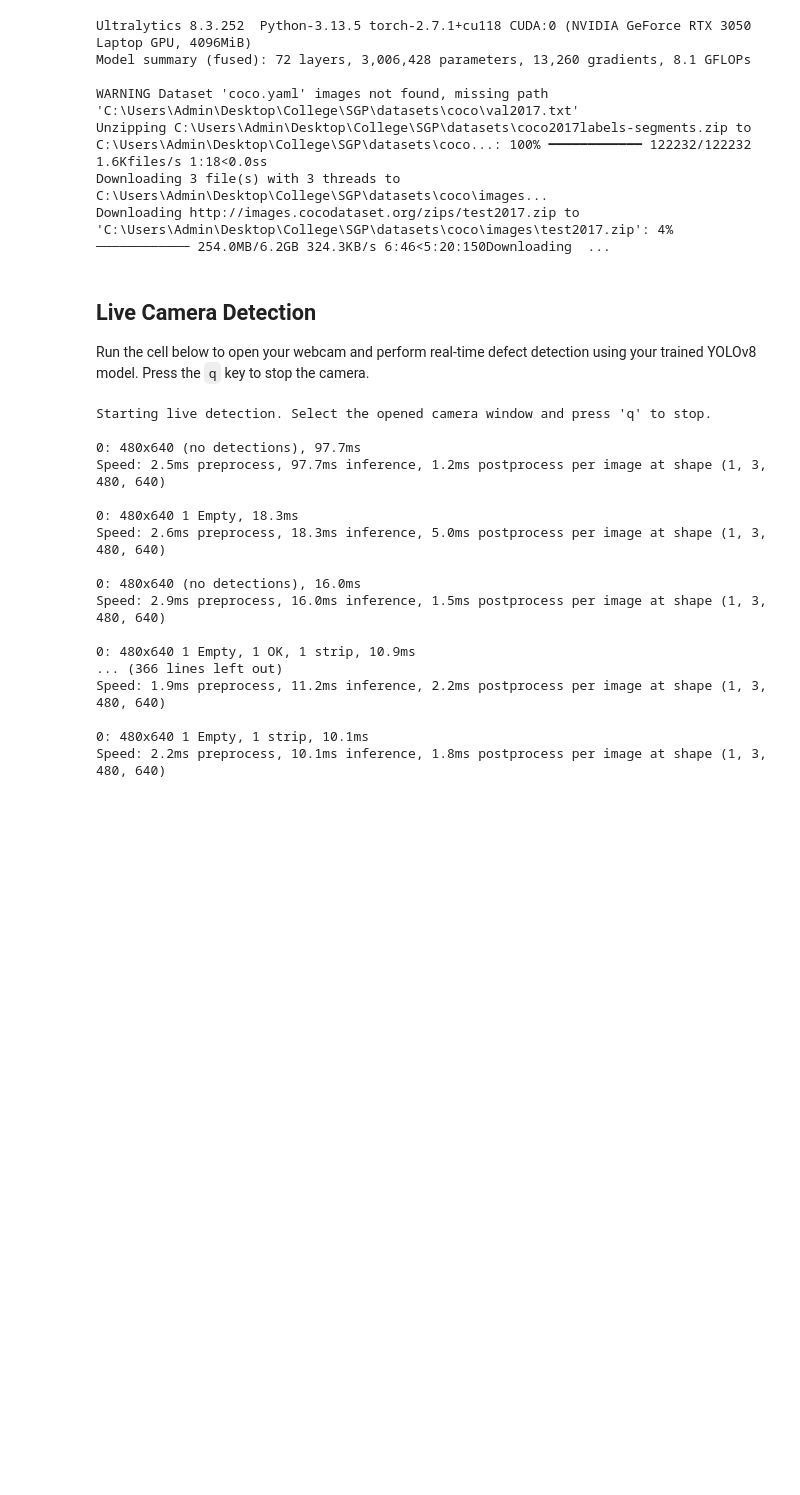
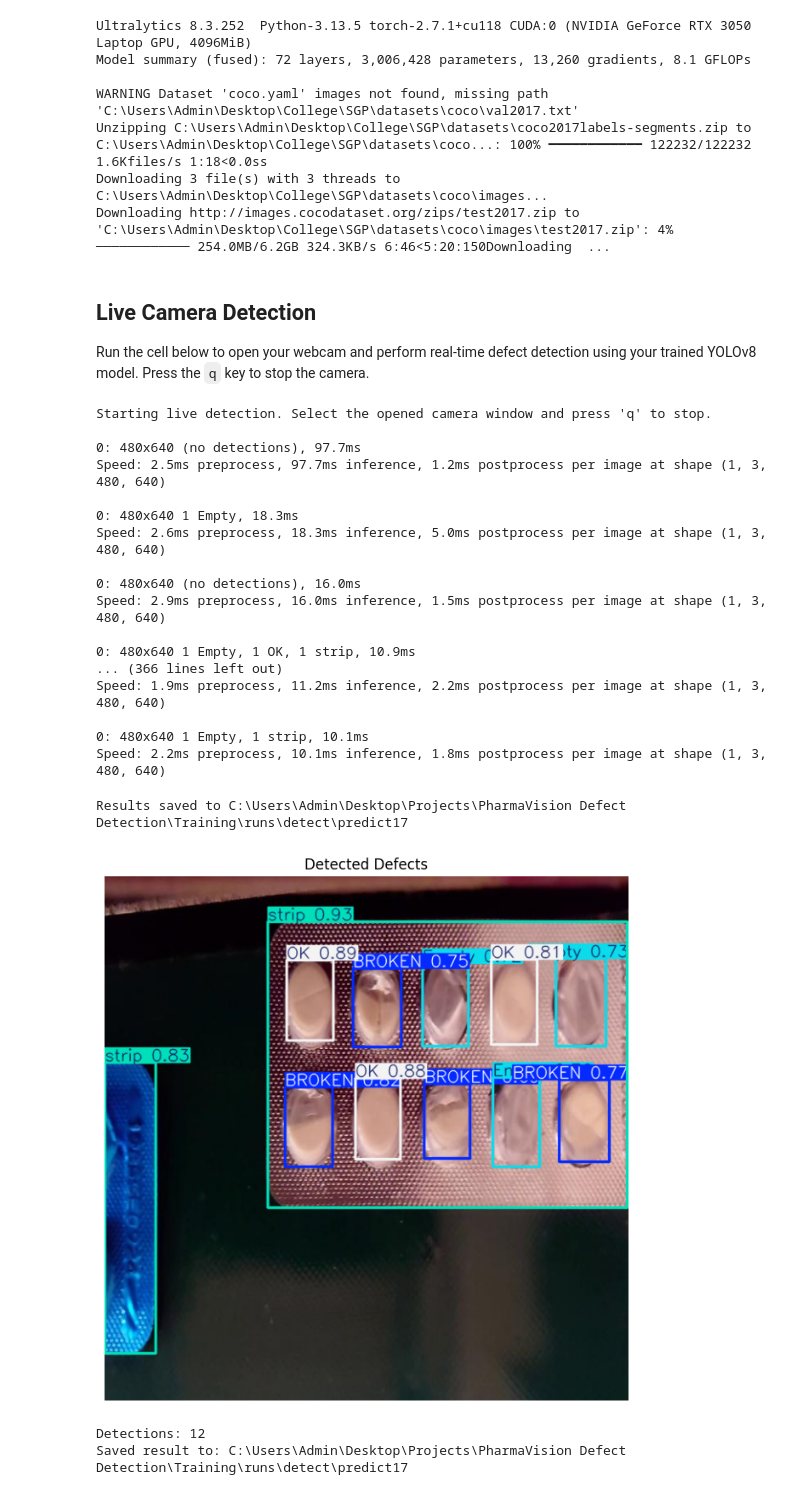
Before and after one commit to HridayPatel0575/PharmaVision-Defect-Detection, a Jupyter notebook: Training/Detection.ipynb, the cells around one changed output. Drawn from its saved outputs; the diff is of its cells as text; code cells hidden in the pictures; blank space fills up the shorter version.

Commit message:
Image augmentation

```diff
--- a/Training/Detection.ipynb
+++ b/Training/Detection.ipynb
@@ -128,3 +128,65 @@ Speed: 1.9ms preprocess, 11.2ms inference, 2.2ms postprocess per image at shape
 
 0: 480x640 1 Empty, 1 strip, 10.1ms
 Speed: 2.2ms preprocess, 10.1ms inference, 1.8ms postprocess per image at shape (1, 3, 480, 640)
+# %%
+from pathlib import Path
+
+import cv2
+import matplotlib.pyplot as plt
+from ultralytics import YOLO
+
+# Trained weights from your latest run
+BEST_WEIGHTS_PATH = Path(r"C:\Users\Admin\Desktop\Projects\PharmaVision Defect Detection\Training\runs\detect\train2\weights\best.pt")
+
+_model_for_upload = None
+
+
+def detect_uploaded_image(image_path, conf=0.25, save=True, show=True):
+    """Run defect detection on a single uploaded image.
+
+    Args:
+        image_path (str | Path): Path to the uploaded image.
+        conf (float): Confidence threshold.
+        save (bool): Save prediction output under runs/detect/predict*.
+        show (bool): Display annotated image in the notebook.
+
+    Returns:
+        ultralytics.engine.results.Results: The first prediction result.
+    """
+    global _model_for_upload
+
+    image_path = Path(image_path)
+    if not image_path.exists():
+        raise FileNotFoundError(f"Image not found: {image_path}")
+
+    if not BEST_WEIGHTS_PATH.exists():
+        raise FileNotFoundError(f"Weights not found: {BEST_WEIGHTS_PATH}")
+
+    if _model_for_upload is None:
+        _model_for_upload = YOLO(str(BEST_WEIGHTS_PATH))
+
+    results = _model_for_upload.predict(source=str(image_path), conf=conf, save=save, verbose=False)
+    result = results[0]
+
+    if show:
+        annotated = result.plot()
+        plt.figure(figsize=(10, 8))
+        plt.imshow(cv2.cvtColor(annotated, cv2.COLOR_BGR2RGB))
+        plt.axis("off")
+        plt.title("Detected Defects")
+        plt.show()
+
+    print(f"Detections: {len(result.boxes)}")
+    if save:
+        print(f"Saved result to: {result.save_dir}")
+
+    return result
+
+
+# Example usage after you upload an image:
+result = detect_uploaded_image(r"C:\Users\Admin\Desktop\Projects\PharmaVision Defect Detection\final_dataset.v1i.yolov8\valid\images\frame_0020_jpg.rf.6594b3ecd19cefc05aa20a9ffd8de1f8.jpg", conf=0.25)
+# %% [output]
+Results saved to C:\Users\Admin\Desktop\Projects\PharmaVision Defect Detection\Training\runs\detect\predict17
+[figure, added]
+Detections: 12
+Saved result to: C:\Users\Admin\Desktop\Projects\PharmaVision Defect Detection\Training\runs\detect\predict17
```
Also changed, not shown: parts of 1 cell of this notebook, 19 other files.
